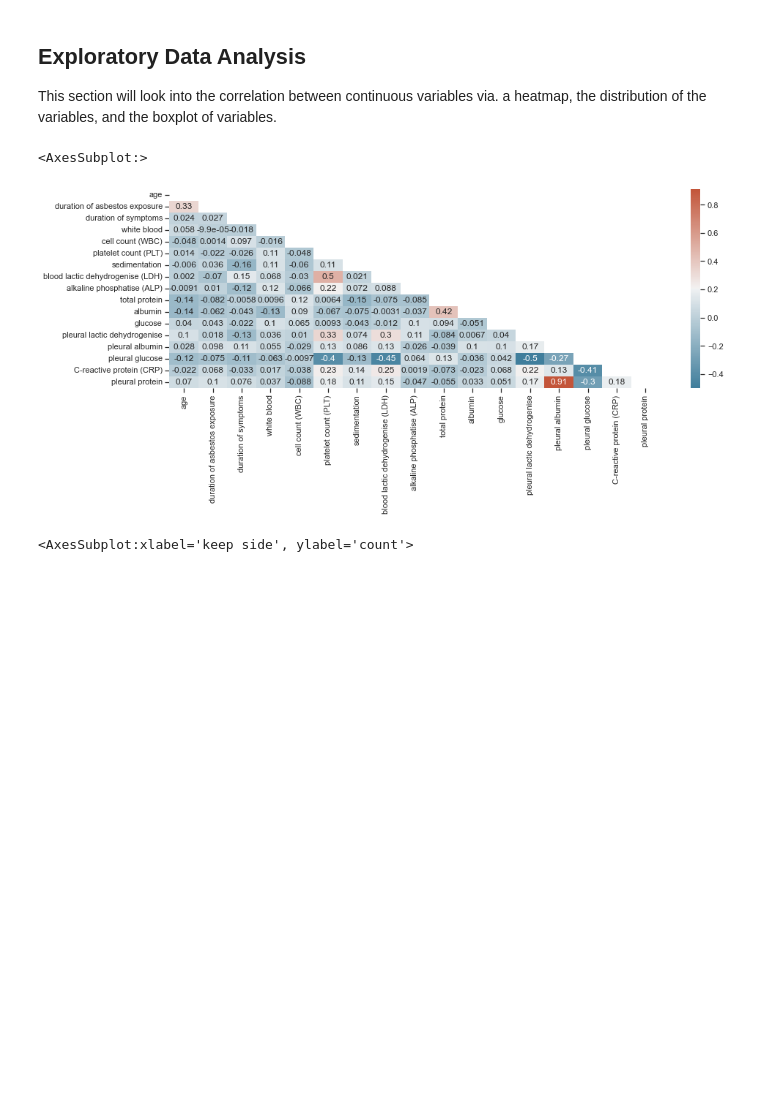
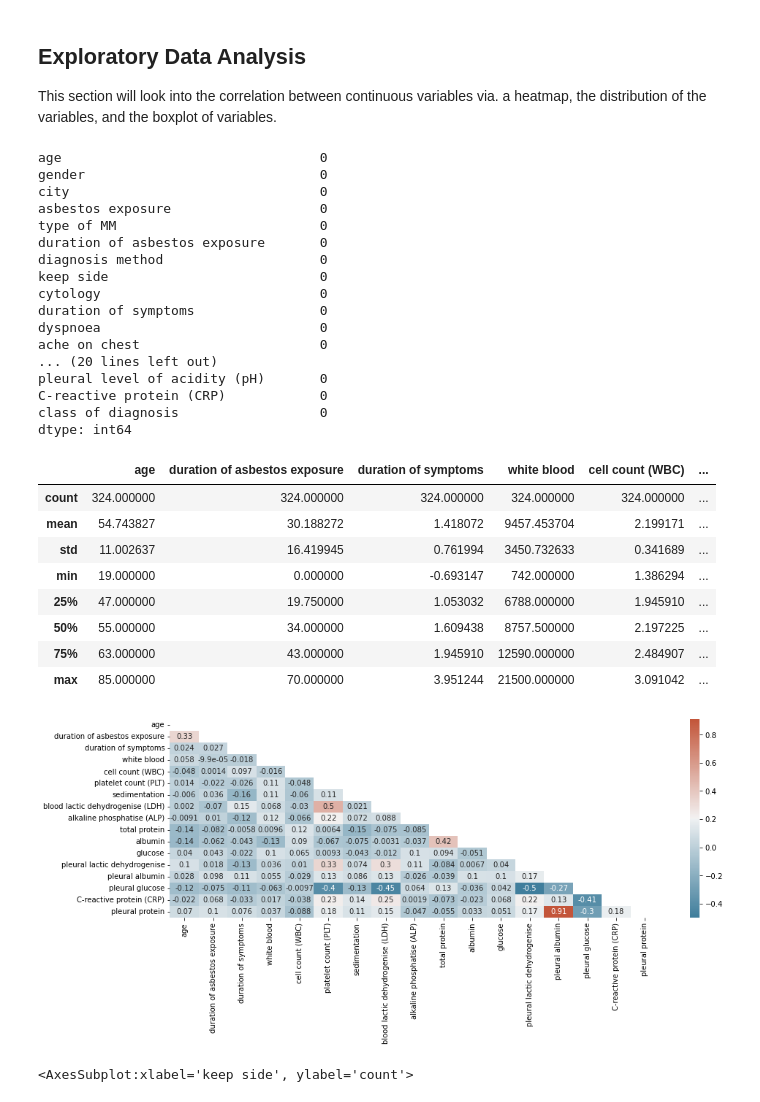
Before and after one commit to Ted0623/thesis_jup, a Jupyter notebook: thesis.ipynb, the cells around one changed output. Cells and saved outputs as stored; diff of their text form; code cells hidden in the pictures; blank space fills up the shorter version.

```diff
--- a/thesis.ipynb
+++ b/thesis.ipynb
@@ -44,34 +44,63 @@ This section will look into the correlation between continuous variables via. a
 mesdata = pd.read_excel(r'C:/Users/tedch/Documents/Thesis/mesdata.xlsx')
 X=mesdata
 y=mesdata['class of diagnosis']
 transform=['duration of symptoms', 'platelet count (PLT)', 'alkaline phosphatise (ALP)', 'glucose',
            'pleural lactic dehydrogenise', 'cell count (WBC)', 'blood lactic dehydrogenise (LDH)']
 X[transform]=X[transform].apply(np.log)
 
 num_feat=['age','duration of asbestos exposure', 'duration of symptoms', 'white blood', 'cell count (WBC)',
           'platelet count (PLT)', 'sedimentation', 'blood lactic dehydrogenise (LDH)', 'alkaline phosphatise (ALP)',
           'total protein', 'albumin', 'glucose', 'pleural lactic dehydrogenise', 'pleural albumin',
           'pleural glucose', 'C-reactive protein (CRP)' , 'pleural protein']
 
 cat_feat=['gender', 'city', 'asbestos exposure', 'type of MM', 'diagnosis method',
        'keep side', 'cytology', 'dyspnoea', 'ache on chest', 'weakness',
        'habit of cigarette', 'performance status', 'hemoglobin (HGB)',
        'dead or not', 'pleural effusion', 'pleural thickness on tomography',
        'pleural level of acidity (pH)', 'class of diagnosis']
 
 X_num = X[num_feat]
 X_cat = X[cat_feat]
 
 # Corr heatmap
 
 corr = X_num.corr()
 mask = np.triu(np.ones_like(corr, dtype=bool))
 cmap = sns.diverging_palette(230, 20, as_cmap=True)
 sns.heatmap(
     data=X_num.corr(), annot=True, mask=mask, cmap=cmap
 )
+
+print(X.isnull().sum())
+X.duplicated().sum()
+X_num.describe()
 # %% [output]
-<AxesSubplot:>
+age                                 0
+gender                              0
+city                                0
+asbestos exposure                   0
+type of MM                          0
+duration of asbestos exposure       0
+diagnosis method                    0
+keep side                           0
+cytology                            0
+duration of symptoms                0
+dyspnoea                            0
+ache on chest                       0
+... (20 lines left out)
+pleural level of acidity (pH)       0
+C-reactive protein (CRP)            0
+class of diagnosis                  0
+dtype: int64
+|  | age | duration of asbestos exposure | duration of symptoms | white blood | cell count (WBC) | ... |
+| count | 324.000000 | 324.000000 | 324.000000 | 324.000000 | 324.000000 | ... |
+| mean | 54.743827 | 30.188272 | 1.418072 | 9457.453704 | 2.199171 | ... |
+| std | 11.002637 | 16.419945 | 0.761994 | 3450.732633 | 0.341689 | ... |
+| min | 19.000000 | 0.000000 | -0.693147 | 742.000000 | 1.386294 | ... |
+| 25% | 47.000000 | 19.750000 | 1.053032 | 6788.000000 | 1.945910 | ... |
+| 50% | 55.000000 | 34.000000 | 1.609438 | 8757.500000 | 2.197225 | ... |
+| 75% | 63.000000 | 43.000000 | 1.945910 | 12590.000000 | 2.484907 | ... |
+| max | 85.000000 | 70.000000 | 3.951244 | 21500.000000 | 3.091042 | ... |
 [figure]
 # %%
 
```
